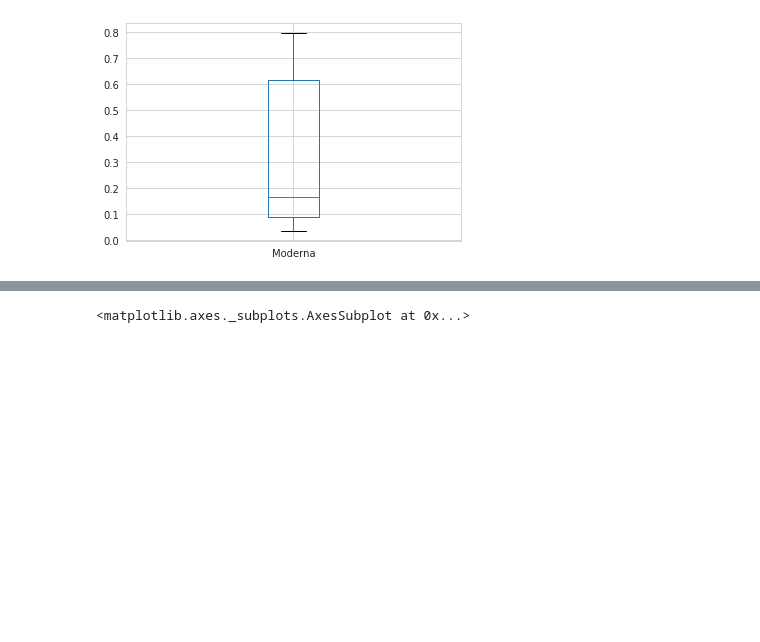
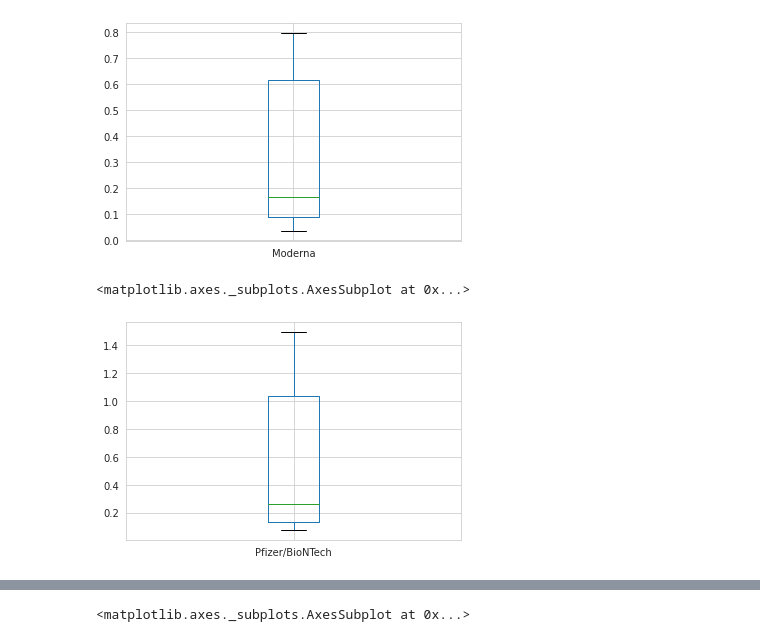
Before and after one commit to Anzusu/ADS103-Assessment4, a Jupyter notebook: PST107_Assessment3_VanAnhNguyen.ipynb, the cells around one changed output, grey strips where cells are left out. Cells and saved outputs as stored; diff of their text form; code cells hidden in the pictures; blank space fills up the shorter version.

```diff
--- a/PST107_Assessment3_VanAnhNguyen.ipynb
+++ b/PST107_Assessment3_VanAnhNguyen.ipynb
@@ -21,3 +21,8 @@ data.boxplot('Moderna')
 # %% [output]
 <matplotlib.axes._subplots.AxesSubplot at 0x...>
 [figure]
+# %%
+data.boxplot('Pfizer/BioNTech')
+# %% [output]
+<matplotlib.axes._subplots.AxesSubplot at 0x...>
+[figure, added]
```
Also changed, not shown: parts of 1 cell of this notebook.
